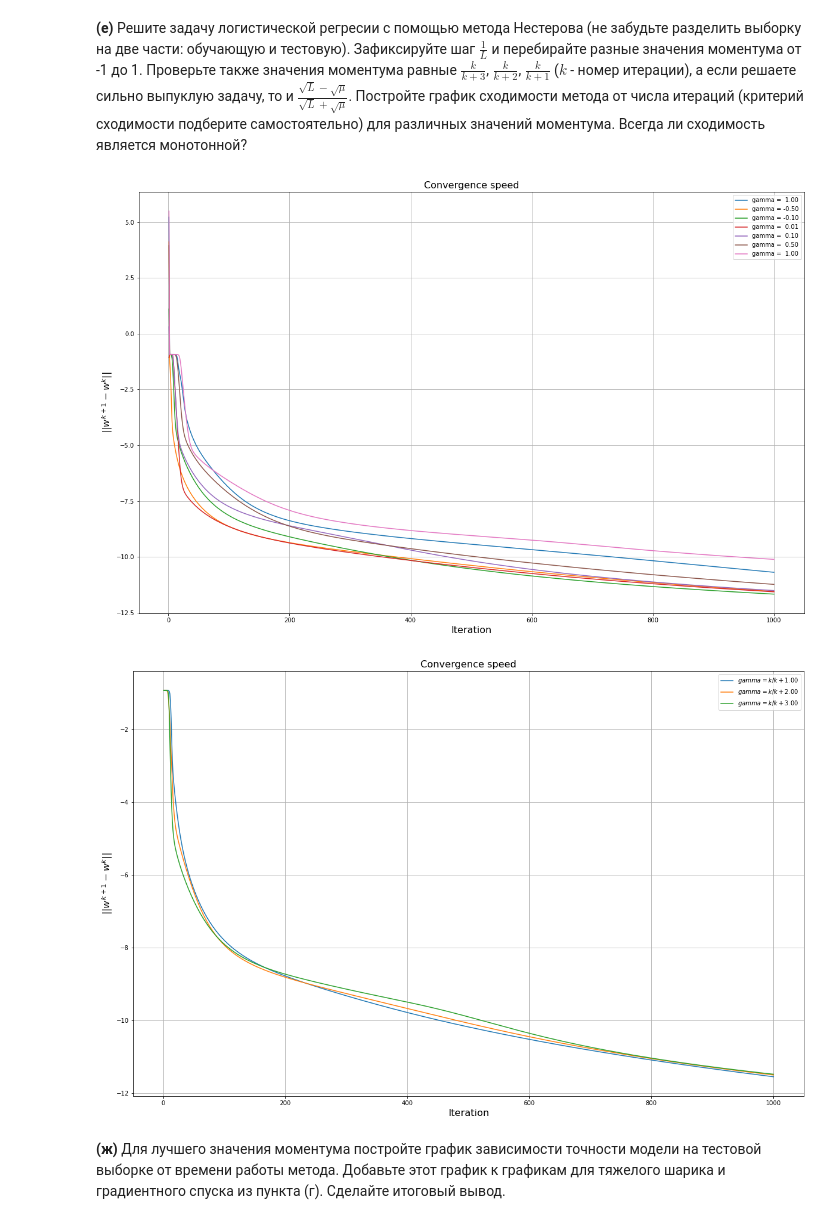
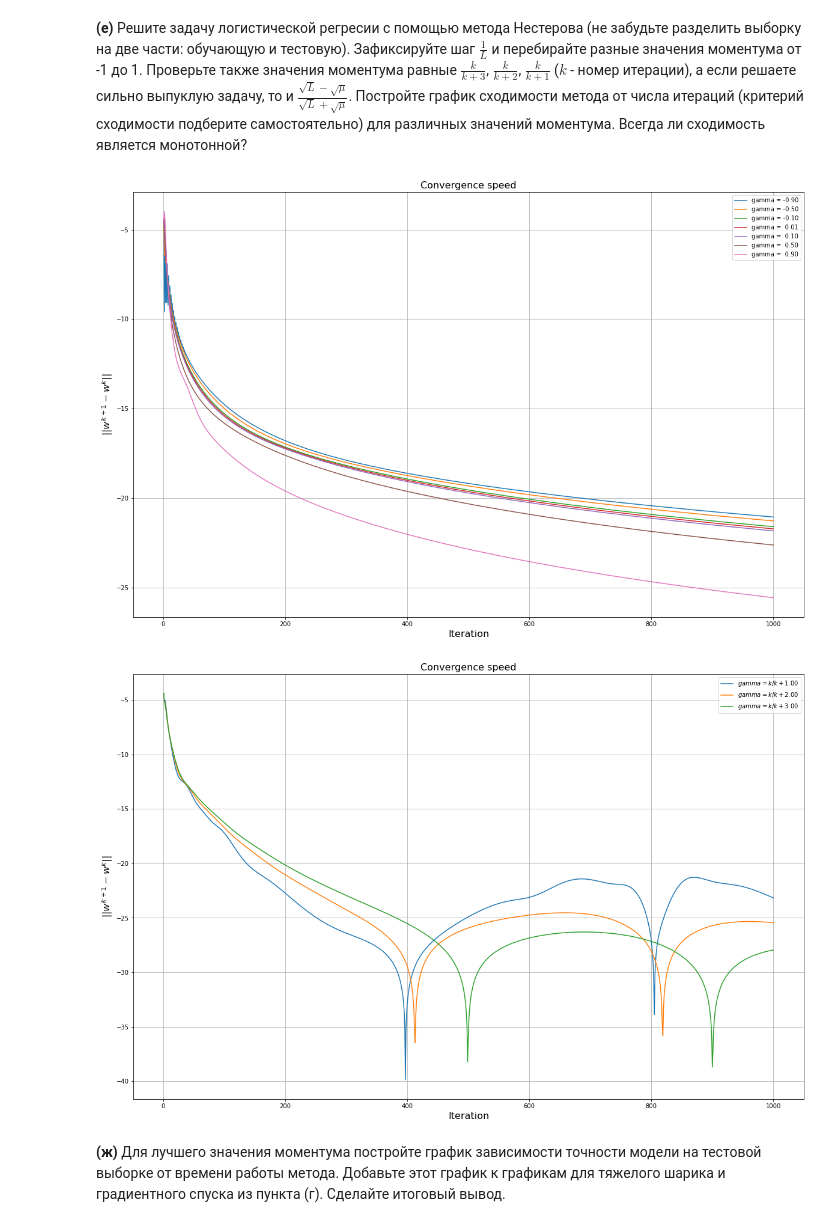
Before and after one commit to HAshIRa7/Optimization-methods, a Jupyter notebook: Optimization_HW_3.ipynb, the cells around one changed output. Drawn from its saved outputs; the diff is of its cells as text; code cells hidden in the pictures.

```diff
--- a/Optimization_HW_3.ipynb
+++ b/Optimization_HW_3.ipynb
@@ -149,7 +149,7 @@ plt.show()
 __(a)__ Реализуйте метод тяжелого шарика.
 # %%
 class GradientDescentHeavyBall:
-    def __init__(self, d, max_iters = 2 * 10**3, alpha = 1/L, gamma = 0.1,  epsilon = 1e-4, l = 0.1):
+    def __init__(self, d, max_iters = 2 * 10**3, alpha = 1/L, gamma = 0.1,  epsilon = 1e-4, l = 0):
         self.d = d
         self.w = None
         self.w_history = []
@@ -168,17 +168,23 @@ class GradientDescentHeavyBall:
         Q += 2 * self.l * self.w
         return 1/X.shape[0] * Q
 
+    def f(self, X, y, w):
+        Q = 0
+        for i in range(X.shape[0]):
+            Q += np.log(1 + np.exp(-y[i] * np.dot(w.T, X[i])))
+        return 1/X.shape[0] * Q
+
     def fit(self, X, y):
-        self.w = np.random.normal(loc=1, size=self.d)
-        new_w = np.ones(self.d)
-        prev_w  = np.ones(self.d)
+        self.w = np.zeros(self.d)
+        new_w = np.zeros(self.d)
+        prev_w  = np.zeros(self.d)
         for i in range(self.max_iters):
             new_w = self.w - self.alpha * self.grad(X, y) + self.gamma * (self.w  - prev_w)
             self.w_history.append(new_w)
-            self.convergence_history.append(np.linalg.norm(new_w - self.w)**2)
+            self.convergence_history.append(np.linalg.norm(self.f(X, y, new_w) - self.f(X, y, self.w))**2)
             tmp = self.w
             self.w = new_w
-            prev_w = self.w
+            prev_w = tmp
 
 
     def predict(self, X):
@@ -187,7 +193,7 @@ class GradientDescentHeavyBall:
 __(б)__ Решите задачу логистической регрессии с помощью метода тяжелого шарика (не забудьте разделить выборку на две части: обучающую и тестовую). Зафиксируйте шаг $\frac{1}{L}$ и перебирайте разные значения моментума от -1 до 1. Постройте график сходимости метода от числа итераций (критерий сходимости подберите самостоятельно) для различных значений моментума. Всегда ли сходимость является монотонной?
 # %%
 plt.figure(figsize=(20,13))
-gamma = [-1, -0.5, -0.1, 0, 0.01, 0.1, 0.5, 1]
+gamma = [-0.9, -0.5, -0.1, 0, 0.1, 0.5, 0.9]
 for i in range(len(gamma)):
     gd = GradientDescentHeavyBall(d, 10**3, 1/L, gamma[i])
     gd.fit(X_train, y_train)
@@ -204,7 +210,7 @@ plt.show()
 # %% [markdown]
 __(в)__ Для лучшего значения моментума постройте график зависимости точности модели на тестовой выборке от времени работы метода. Добавьте на этот же график сходимость градиентного спуска с шагом $\frac{1}{L}$. Сделайте вывод.
 # %%
-gamma = -1
+gamma = 0.9
 gd = GradientDescentHeavyBall(d, 10**3, 1/L, gamma)
 gd.fit(X_train, y_train)
 # %%
@@ -260,9 +266,15 @@ class GradientDescentNesterovMomentum:
         Q += 2 * self.l * self.w
         return 1/X.shape[0] * Q
 
+    def f(self, X, y, w):
+        Q = 0
+        for i in range(X.shape[0]):
+            Q += np.log(1 + np.exp(-y[i] * np.dot(w.T, X[i])))
+        return 1/X.shape[0] * Q
+
     def fit(self, X, y):
-        self.w = np.random.normal(loc=1, size=self.d)
-        new_w = np.ones(self.d)
+        self.w = np.zeros(self.d)
+        new_w = np.zeros(self.d)
         prev_w  = np.zeros(self.d)
         for i in range(self.max_iters):
             t = self.w + self.gamma * (self.w - prev_w)
@@ -270,9 +282,9 @@ class GradientDescentNesterovMomentum:
             self.w = t
             new_w = t - self.alpha * self.grad(X, y)
             self.w_history.append(new_w)
-            self.convergence_history.append(np.linalg.norm(new_w - tmp)**2)
+            self.convergence_history.append(np.linalg.norm(self.f(X, y, new_w) - self.f(X, y, tmp))**2)
             self.w = new_w
-            prev_w = self.w
+            prev_w = tmp
             if(self.change == True):
                 self.gamma = i/(i + self.bias)
 
@@ -282,20 +294,20 @@ class GradientDescentNesterovMomentum:
 __(е)__ Решите задачу логистической регресии с помощью метода Нестерова (не забудьте разделить выборку на две части: обучающую и тестовую). Зафиксируйте шаг $\frac{1}{L}$ и перебирайте разные значения моментума от -1 до 1. Проверьте также значения моментума равные $\frac{k}{k+3}$, $\frac{k}{k+2}$, $\frac{k}{k+1}$ ($k$ - номер итерации), а если решаете сильно выпуклую задачу, то и $\frac{\sqrt{L} - \sqrt{\mu}}{\sqrt{L} + \sqrt{\mu}}$. Постройте график сходимости метода от числа итераций (критерий сходимости подберите самостоятельно) для различных значений моментума. Всегда ли сходимость является монотонной?
 # %%
 plt.figure(figsize=(20,13))
-gamma = [1, -0.5, -0.1, 0.01, 0.1, 0.5, 1]
+gamma = [-0.9, -0.5, -0.1, 0.01, 0.1, 0.5, 0.9]
 for i in range(len(gamma)):
     gd = GradientDescentNesterovMomentum(d, 10**3, 1/L, gamma[i], change=False)
     gd.fit(X_train, y_train)
     gd.predict(X_test)
     plt.plot(range(1, len(gd.convergence_history) + 1, 1), np.log(gd.convergence_history), label='gamma = %5.2f' % gamma[i])
 plt.title('Сonvergence speed', fontsize=16)
 plt.xlabel('Iteration', fontsize=16)
 plt.ylabel(r"$||w^{k + 1} - w^{k}||$", fontsize=16)
 plt.legend()
 plt.grid()
 plt.show()
 # %% [output]
-[figure, old version]
+[figure, new version]
 # %%
 plt.figure(figsize=(20,13))
 bias = [1, 2, 3]
@@ -311,7 +323,7 @@ plt.legend()
 plt.grid()
 plt.show()
 # %% [output]
-[figure, old version]
+[figure, new version]
 # %% [markdown]
 __(ж)__ Для лучшего значения моментума постройте график зависимости точности модели на тестовой выборке от времени работы метода. Добавьте этот график к графикам для тяжелого шарика и градиентного спуска из пункта (г). Сделайте итоговый вывод.
 # %%
```
Also changed, not shown: parts of 12 cells of this notebook.
